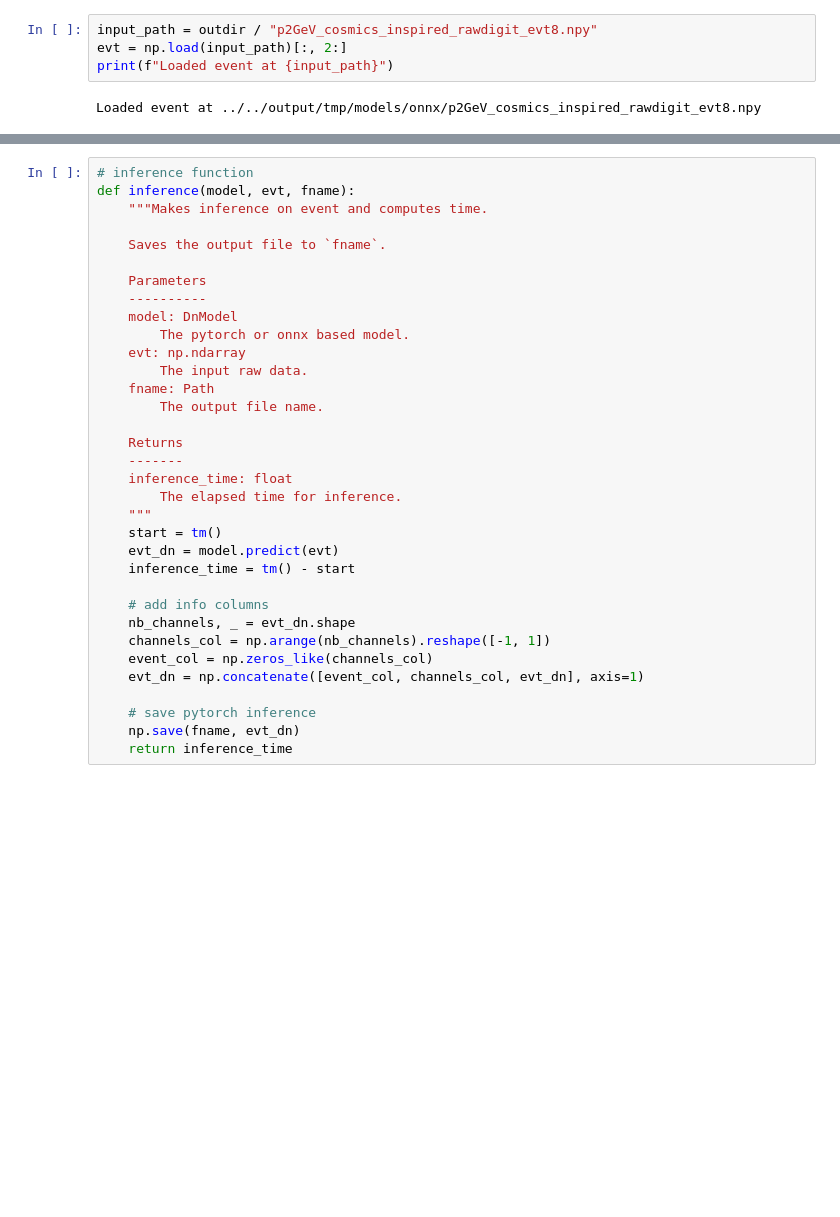
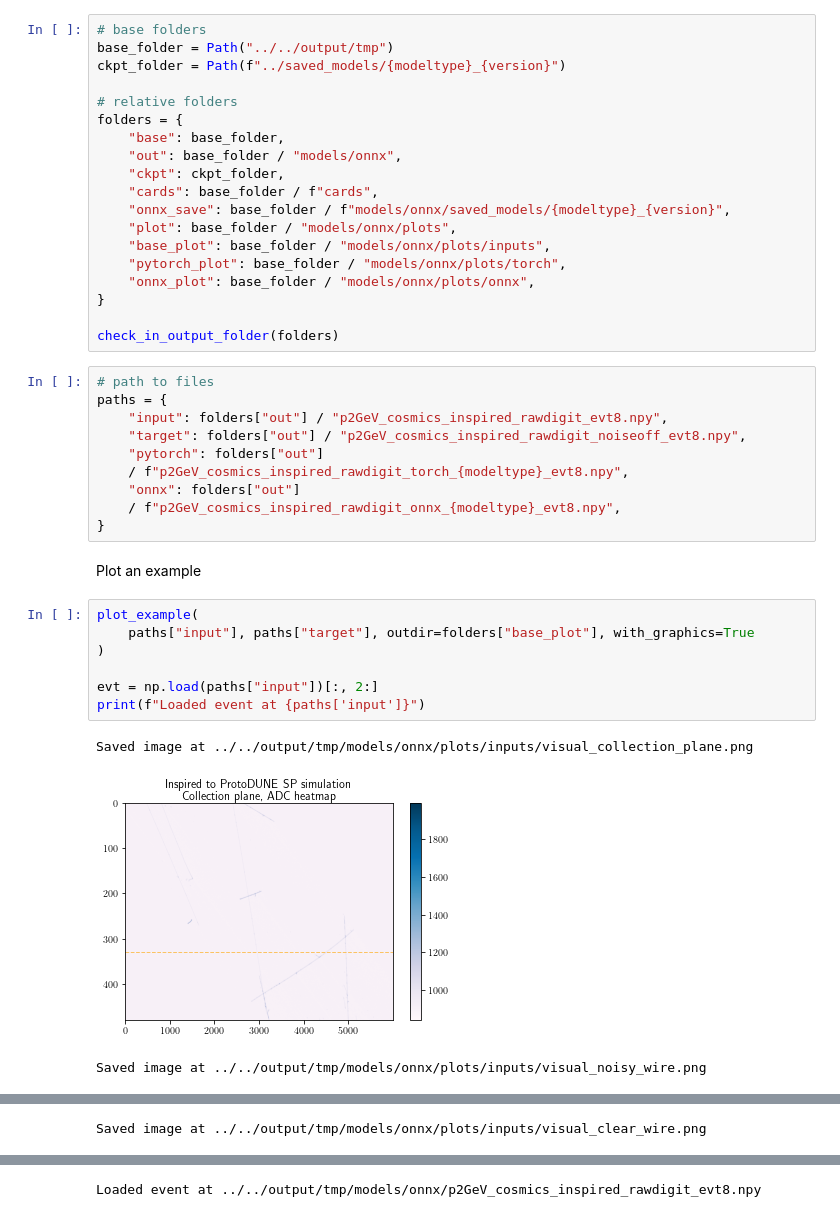
Before and after one commit to marcorossi5/DUNEreco, a Jupyter notebook: examples/onnx_example.ipynb, the cells around one changed output, grey strips where cells are left out. Saved outputs shown, nothing was run; the diff lists cells and outputs as text; blank space fills up the shorter version.

Commit message:
fix notebook example

```diff
--- a/examples/onnx_example.ipynb
+++ b/examples/onnx_example.ipynb
@@ -30,6 +36,42 @@ setup["dev"] = "cuda:0"
+# %%
+# base folders
+base_folder = Path("../../output/tmp")
+ckpt_folder = Path(f"../saved_models/{modeltype}_{version}")
+
+# relative folders
+folders = {
+    "base": base_folder,
+    "out": base_folder / "models/onnx",
+    "ckpt": ckpt_folder,
+    "cards": base_folder / f"cards",
+    "onnx_save": base_folder / f"models/onnx/saved_models/{modeltype}_{version}",
+    "plot": base_folder / "models/onnx/plots",
+    "base_plot": base_folder / "models/onnx/plots/inputs",
+    "pytorch_plot": base_folder / "models/onnx/plots/torch",
+    "onnx_plot": base_folder / "models/onnx/plots/onnx",
+}
+
+check_in_output_folder(folders)
+# %%
+# path to files
+paths = {
+    "input": folders["out"] / "p2GeV_cosmics_inspired_rawdigit_evt8.npy",
+    "target": folders["out"] / "p2GeV_cosmics_inspired_rawdigit_noiseoff_evt8.npy",
+    "pytorch": folders["out"]
+    / f"p2GeV_cosmics_inspired_rawdigit_torch_{modeltype}_evt8.npy",
+    "onnx": folders["out"]
+    / f"p2GeV_cosmics_inspired_rawdigit_onnx_{modeltype}_evt8.npy",
+}
+# %% [markdown]
+Plot an example
 # %%
-input_path = outdir / "p2GeV_cosmics_inspired_rawdigit_evt8.npy"
-evt = np.load(input_path)[:, 2:]
-print(f"Loaded event at {input_path}")
+plot_example(
+    paths["input"], paths["target"], outdir=folders["base_plot"], with_graphics=True
+)
+
+evt = np.load(paths["input"])[:, 2:]
+print(f"Loaded event at {paths['input']}")
 # %% [output]
-Loaded event at ../../output/tmp/models/onnx/p2GeV_cosmics_inspired_rawdigit_evt8.npy
+Saved image at ../../output/tmp/models/onnx/plots/inputs/visual_collection_plane.png
+[figure, added]
+Saved image at ../../output/tmp/models/onnx/plots/inputs/visual_noisy_wire.png
@@ -35,0 +79 @@ Loaded event at ../../output/tmp/models/onnx/p2GeV_cosmics_inspired_rawdigit_evt
+Saved image at ../../output/tmp/models/onnx/plots/inputs/visual_clear_wire.png
@@ -36,34 +81 @@ Loaded event at ../../output/tmp/models/onnx/p2GeV_cosmics_inspired_rawdigit_evt
+Loaded event at ../../output/tmp/models/onnx/p2GeV_cosmics_inspired_rawdigit_evt8.npy
-# %%
-# inference function
-def inference(model, evt, fname):
-    """Makes inference on event and computes time.
-
-    Saves the output file to `fname`.
-
-    Parameters
-    ----------
-    model: DnModel
-        The pytorch or onnx based model.
-    evt: np.ndarray
-        The input raw data.
-    fname: Path
-        The output file name.
-
-    Returns
-    -------
-    inference_time: float
-        The elapsed time for inference.
-    """
-    start = tm()
-    evt_dn = model.predict(evt)
-    inference_time = tm() - start
-
-    # add info columns
-    nb_channels, _ = evt_dn.shape
-    channels_col = np.arange(nb_channels).reshape([-1, 1])
-    event_col = np.zeros_like(channels_col)
-    evt_dn = np.concatenate([event_col, channels_col, evt_dn], axis=1)
-
-    # save pytorch inference
-    np.save(fname, evt_dn)
-    return inference_time
```
Also changed, not shown: parts of 26 cells of this notebook, 14 other files.
